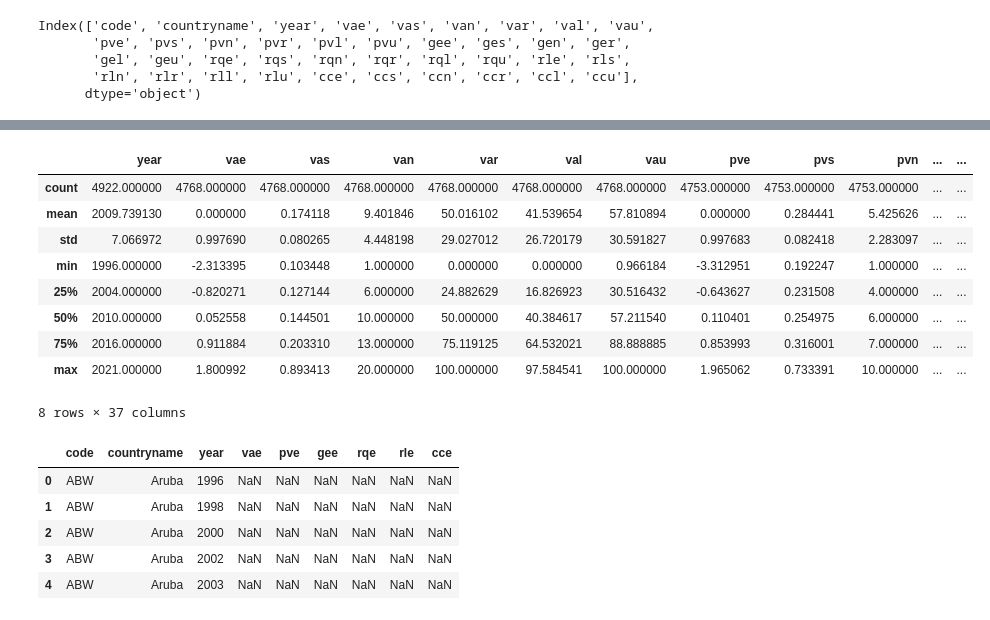
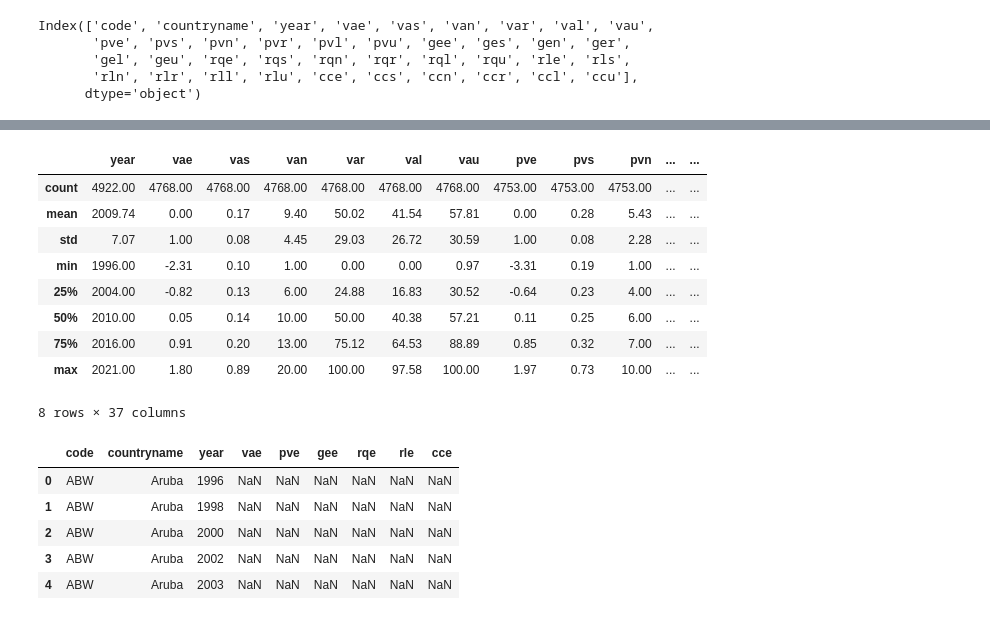
Before and after one commit to kandelprakashchandra/vis, a Jupyter notebook: PS2_Political_and_Socio_Economic_Impact_of_2009_Global_Recession.ipynb, the cells around one changed output, grey strips where cells are left out. Saved outputs shown, nothing was run; the diff lists cells and outputs as text; code cells hidden in the pictures.

```diff
--- a/PS2_Political_and_Socio_Economic_Impact_of_2009_Global_Recession.ipynb
+++ b/PS2_Political_and_Socio_Economic_Impact_of_2009_Global_Recession.ipynb
@@ -173,17 +174,17 @@ Data columns (total 39 columns):
 dtypes: float32(36), int16(1), object(2)
 memory usage: 817.1+ KB
 # %%
-govindic.describe() # descriptive statistics of the variables
+govindic.describe().round(2) # descriptive statistics of the variables aok: round it up
 # %% [output]
 |  | year | vae | vas | van | var | val | vau | pve | pvs | pvn | ... | ... |
-| count | 4922.000000 | 4768.000000 | 4768.000000 | 4768.000000 | 4768.000000 | 4768.000000 | 4768.000000 | 4753.000000 | 4753.000000 | 4753.000000 | ... | ... |
-| mean | 2009.739130 | 0.000000 | 0.174118 | 9.401846 | 50.016102 | 41.539654 | 57.810894 | 0.000000 | 0.284441 | 5.425626 | ... | ... |
-| std | 7.066972 | 0.997690 | 0.080265 | 4.448198 | 29.027012 | 26.720179 | 30.591827 | 0.997683 | 0.082418 | 2.283097 | ... | ... |
-| min | 1996.000000 | -2.313395 | 0.103448 | 1.000000 | 0.000000 | 0.000000 | 0.966184 | -3.312951 | 0.192247 | 1.000000 | ... | ... |
-| 25% | 2004.000000 | -0.820271 | 0.127144 | 6.000000 | 24.882629 | 16.826923 | 30.516432 | -0.643627 | 0.231508 | 4.000000 | ... | ... |
-| 50% | 2010.000000 | 0.052558 | 0.144501 | 10.000000 | 50.000000 | 40.384617 | 57.211540 | 0.110401 | 0.254975 | 6.000000 | ... | ... |
-| 75% | 2016.000000 | 0.911884 | 0.203310 | 13.000000 | 75.119125 | 64.532021 | 88.888885 | 0.853993 | 0.316001 | 7.000000 | ... | ... |
-| max | 2021.000000 | 1.800992 | 0.893413 | 20.000000 | 100.000000 | 97.584541 | 100.000000 | 1.965062 | 0.733391 | 10.000000 | ... | ... |
+| count | 4922.00 | 4768.00 | 4768.00 | 4768.00 | 4768.00 | 4768.00 | 4768.00 | 4753.00 | 4753.00 | 4753.00 | ... | ... |
+| mean | 2009.74 | 0.00 | 0.17 | 9.40 | 50.02 | 41.54 | 57.81 | 0.00 | 0.28 | 5.43 | ... | ... |
+| std | 7.07 | 1.00 | 0.08 | 4.45 | 29.03 | 26.72 | 30.59 | 1.00 | 0.08 | 2.28 | ... | ... |
+| min | 1996.00 | -2.31 | 0.10 | 1.00 | 0.00 | 0.00 | 0.97 | -3.31 | 0.19 | 1.00 | ... | ... |
+| 25% | 2004.00 | -0.82 | 0.13 | 6.00 | 24.88 | 16.83 | 30.52 | -0.64 | 0.23 | 4.00 | ... | ... |
+| 50% | 2010.00 | 0.05 | 0.14 | 10.00 | 50.00 | 40.38 | 57.21 | 0.11 | 0.25 | 6.00 | ... | ... |
+| 75% | 2016.00 | 0.91 | 0.20 | 13.00 | 75.12 | 64.53 | 88.89 | 0.85 | 0.32 | 7.00 | ... | ... |
+| max | 2021.00 | 1.80 | 0.89 | 20.00 | 100.00 | 97.58 | 100.00 | 1.97 | 0.73 | 10.00 | ... | ... |
 8 rows × 37 columns
 # %%
 columns_to_keep = ['code', 'countryname', 'year', 'vae', 'pve', 'gee', 'rqe', 'rle', 'cce'] #keeping only the required variables
```
Also changed, not shown: parts of 10 cells of this notebook.
